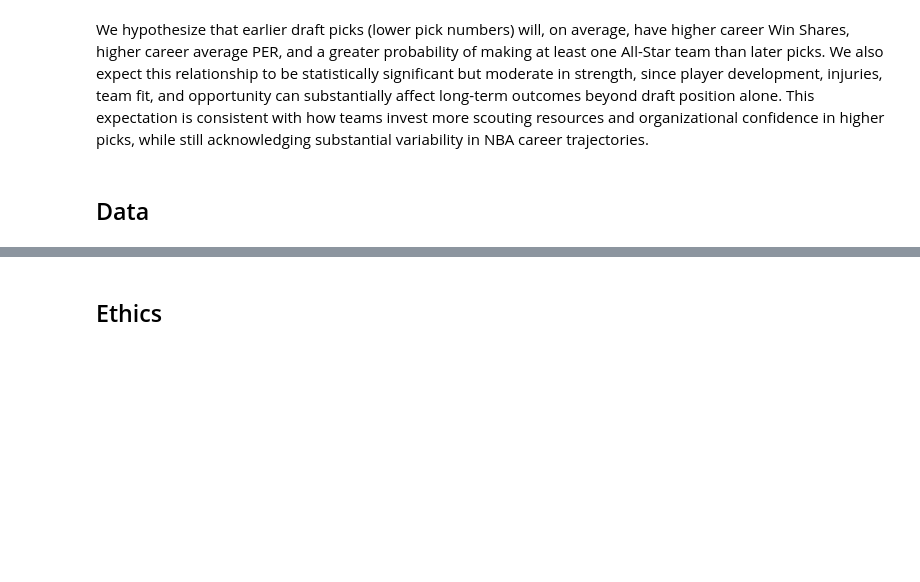
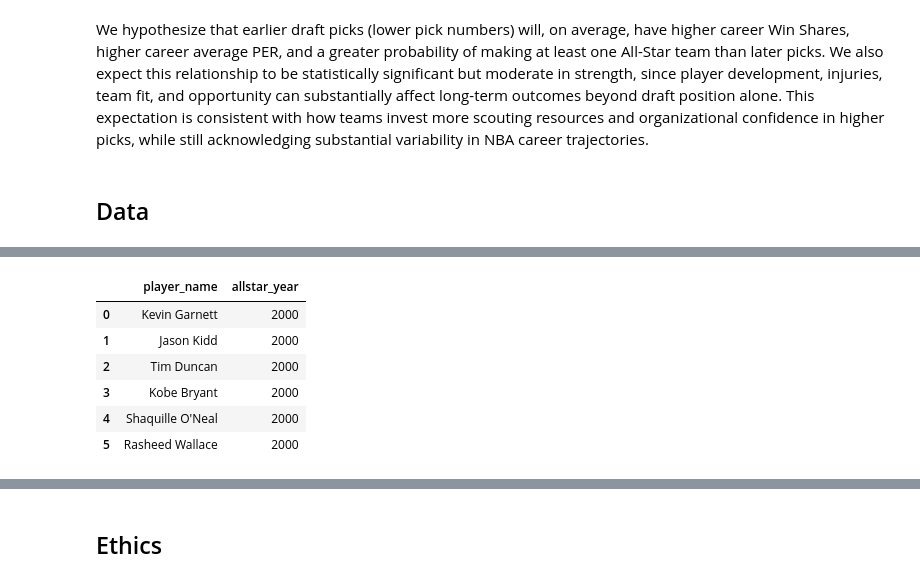
Before and after one commit to COGS108/Group-SP26-093, a Jupyter notebook: 01-DataCheckpoint.ipynb, the cells around one changed output, grey strips where cells are left out. Drawn from its saved outputs; the diff is of its cells as text; code cells hidden in the pictures; blank space fills up the shorter version.

```diff
--- a/01-DataCheckpoint.ipynb
+++ b/01-DataCheckpoint.ipynb
@@ -147,0 +254,44 @@ Please note that you can always keep adding more datasets in the future if these
+# %%
+# ── Dataset 2: NBA All-Star Rosters (2000–2024) ───────────────────────────────
+
+RAW_ALLSTAR   = RAW_DIR     + 'nba_allstar_2000_2024_raw.csv'
+CLEAN_ALLSTAR = INTERIM_DIR + 'nba_allstar_2000_2024_clean.csv'
+
+# ── 2a. Download (skip if cached) ─────────────────────────────────────────────
+
+SKIP_NAMES = {'Reserves', 'Team Totals', 'Starters'}
+
+def scrape_allstar_year(year):
+    url = f'https://www.basketball-reference.com/allstar/NBA_{year}.html'
+    r = bball_ref_get(url)
+    if r is None:
+        return []
+    tables = pd.read_html(StringIO(r.text))
+    players = []
+    # Tables 1 and 2 are the two conference rosters (skip table 0 = scoreline)
+    for t in tables[1:3]:
+        col = t.iloc[:, 0]
+        for name in col:
+            if pd.notna(name) and str(name).strip() not in SKIP_NAMES:
+                players.append({'player_name': str(name).strip(), 'allstar_year': year})
+    return players
+
+if os.path.exists(RAW_ALLSTAR):
+    print(f"Using cached raw All-Star data: {RAW_ALLSTAR}")
+    allstar_raw = pd.read_csv(RAW_ALLSTAR)
+else:
+    print("Scraping Basketball Reference All-Star pages (2000–2024)…")
+    print("(~25 requests × 3 s delay ≈ 75 s)")
+    rows = []
+    for yr in range(2000, 2025):
+        print(f"  {yr}", end=' ', flush=True)
+        entries = scrape_allstar_year(yr)
+        rows.extend(entries)
+        print(f"✓ ({len(entries)} players)")
+    allstar_raw = pd.DataFrame(rows)
+    allstar_raw.to_csv(RAW_ALLSTAR, index=False)
+    print(f"\nSaved {len(allstar_raw)} rows → {RAW_ALLSTAR}")
+
+print(f"Raw shape: {allstar_raw.shape}")
+allstar_raw.head(6)
+# %% [output]
@@ -147,0 +300,7 @@ Please note that you can always keep adding more datasets in the future if these
+|  | player_name | allstar_year |
+| 0 | Kevin Garnett | 2000 |
+| 1 | Jason Kidd | 2000 |
+| 2 | Tim Duncan | 2000 |
+| 3 | Kobe Bryant | 2000 |
+| 4 | Shaquille O'Neal | 2000 |
+| 5 | Rasheed Wallace | 2000 |
```
Also changed, not shown: parts of 22 cells of this notebook.
